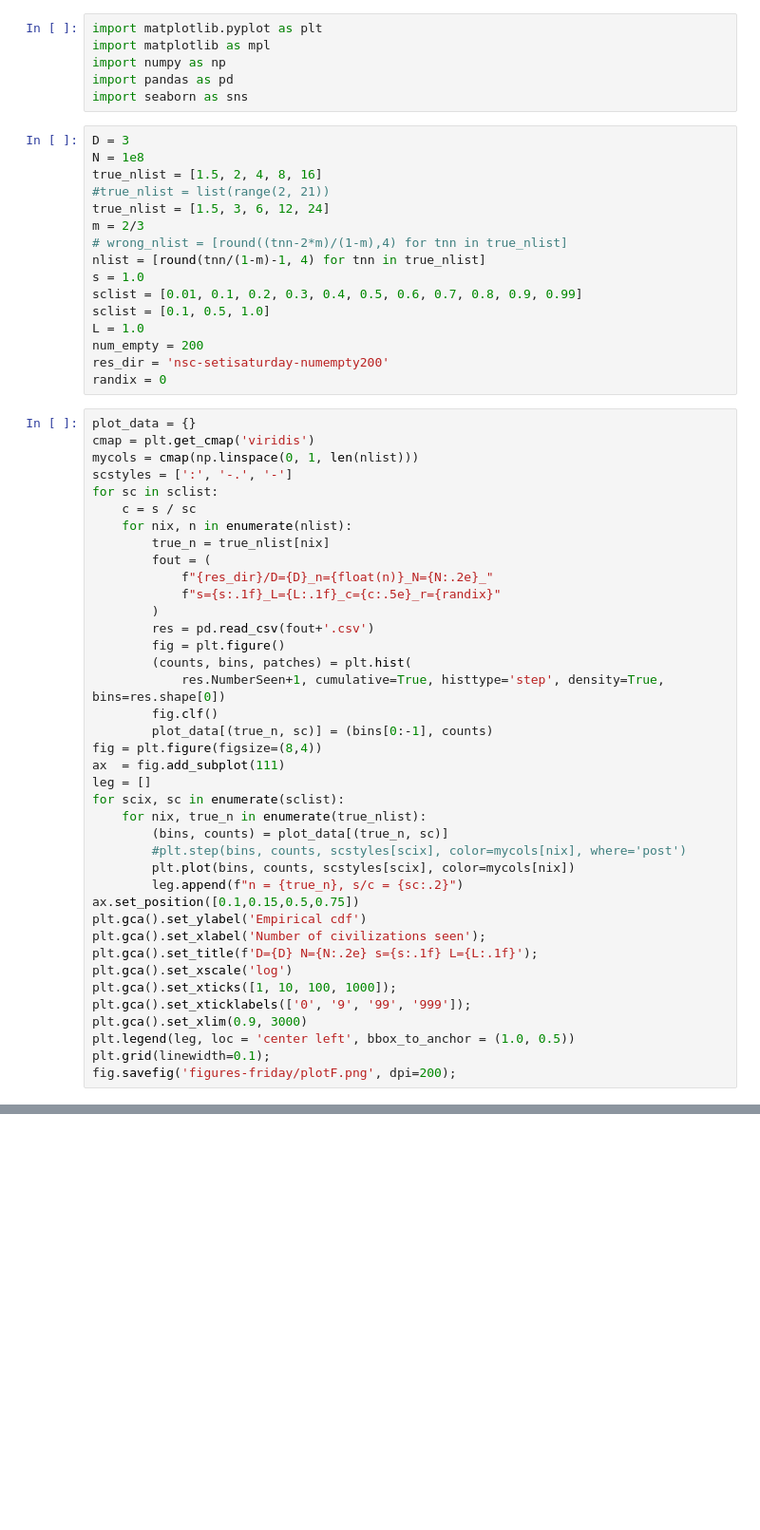
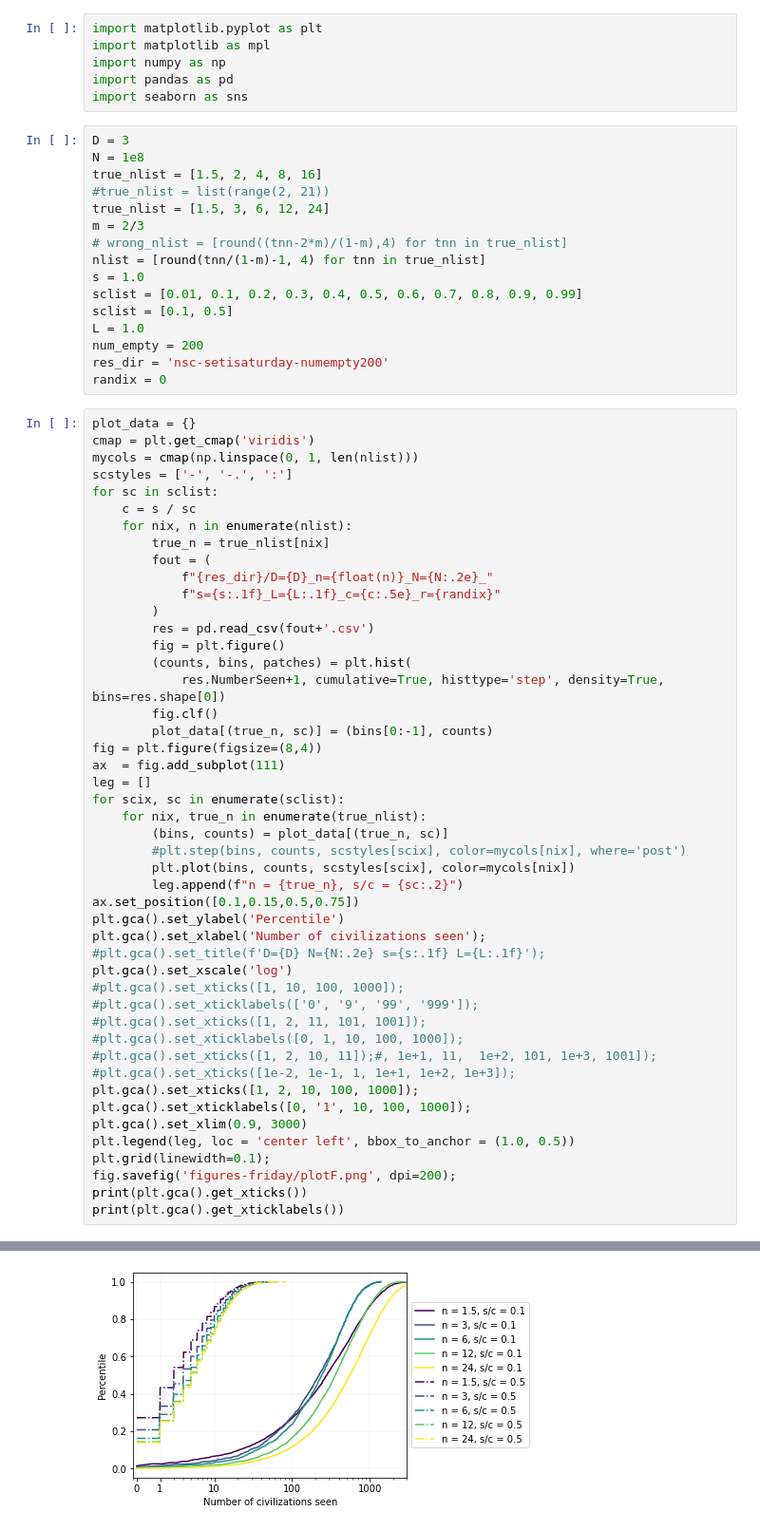
Before and after one commit to calvinmccarter/grabby_aliens, a Jupyter notebook: experiments/plotF.ipynb, the cells around one changed output, grey strips where cells are left out. Shown: that part at 95% size. Cells and saved outputs as stored; diff of their text form; blank space fills up the shorter version.

```diff
--- a/experiments/plotF.ipynb
+++ b/experiments/plotF.ipynb
@@ -15,7 +15,7 @@ m = 2/3
 nlist = [round(tnn/(1-m)-1, 4) for tnn in true_nlist]
 s = 1.0
 sclist = [0.01, 0.1, 0.2, 0.3, 0.4, 0.5, 0.6, 0.7, 0.8, 0.9, 0.99]
-sclist = [0.1, 0.5, 1.0]
+sclist = [0.1, 0.5]
 L = 1.0
 num_empty = 200
 res_dir = 'nsc-setisaturday-numempty200'
@@ -24,7 +24,7 @@ randix = 0
 plot_data = {}
 cmap = plt.get_cmap('viridis')
 mycols = cmap(np.linspace(0, 1, len(nlist)))
-scstyles = [':', '-.', '-']
+scstyles = ['-', '-.', ':']
 for sc in sclist:
     c = s / sc
     for nix, n in enumerate(nlist):
@@ -49,14 +49,22 @@ for scix, sc in enumerate(sclist):
         plt.plot(bins, counts, scstyles[scix], color=mycols[nix])
         leg.append(f"n = {true_n}, s/c = {sc:.2}")
 ax.set_position([0.1,0.15,0.5,0.75])
-plt.gca().set_ylabel('Empirical cdf')
+plt.gca().set_ylabel('Percentile')
 plt.gca().set_xlabel('Number of civilizations seen');
-plt.gca().set_title(f'D={D} N={N:.2e} s={s:.1f} L={L:.1f}');
+#plt.gca().set_title(f'D={D} N={N:.2e} s={s:.1f} L={L:.1f}');
 plt.gca().set_xscale('log')
-plt.gca().set_xticks([1, 10, 100, 1000]);
-plt.gca().set_xticklabels(['0', '9', '99', '999']);
+#plt.gca().set_xticks([1, 10, 100, 1000]);
+#plt.gca().set_xticklabels(['0', '9', '99', '999']);
+#plt.gca().set_xticks([1, 2, 11, 101, 1001]);
+#plt.gca().set_xticklabels([0, 1, 10, 100, 1000]);
+#plt.gca().set_xticks([1, 2, 10, 11]);#, 1e+1, 11,  1e+2, 101, 1e+3, 1001]);
+#plt.gca().set_xticks([1e-2, 1e-1, 1, 1e+1, 1e+2, 1e+3]);
+plt.gca().set_xticks([1, 2, 10, 100, 1000]);
+plt.gca().set_xticklabels([0, '1', 10, 100, 1000]);
 plt.gca().set_xlim(0.9, 3000)
 plt.legend(leg, loc = 'center left', bbox_to_anchor = (1.0, 0.5))
 plt.grid(linewidth=0.1);
 fig.savefig('figures-friday/plotF.png', dpi=200);
+print(plt.gca().get_xticks())
+print(plt.gca().get_xticklabels())
 # %% [output]
@@ -89,0 +83 @@ succeed nsc-setisaturday-numempty200/D=3_n=71.0_N=1.00e+08_s=1.0_L=1.0_c=1.00000
+[figure, added]
```
Also changed, not shown: parts of 1 cell of this notebook, 14 other files.
